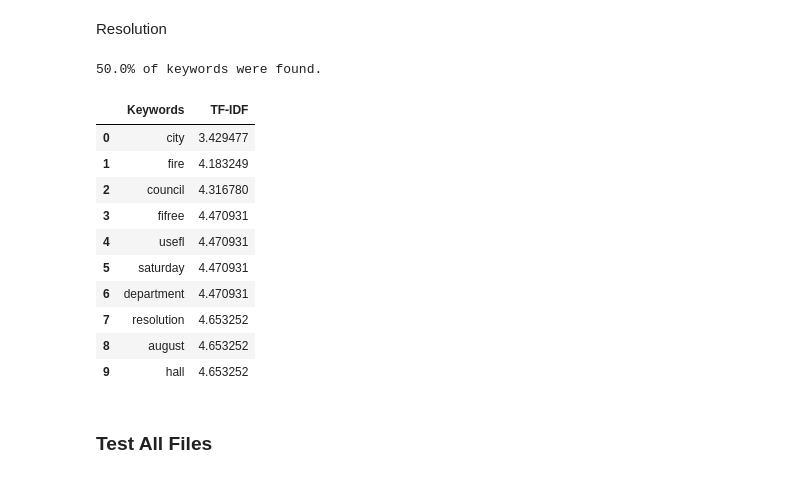
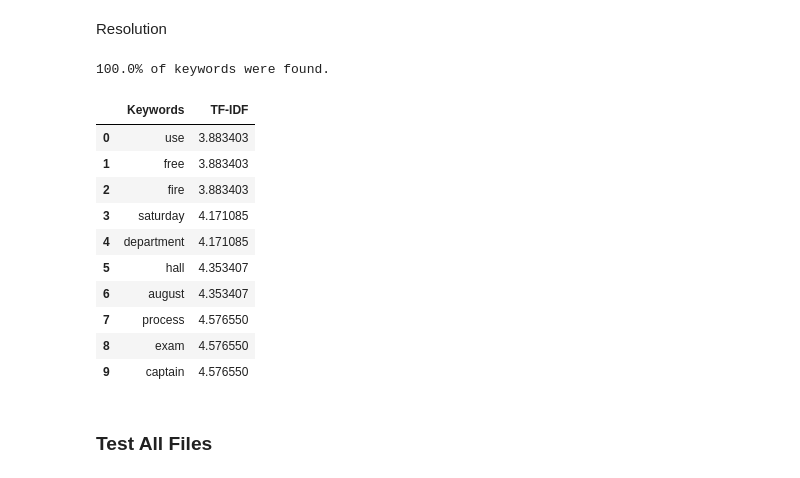
Before and after one commit to codeforsanjose/city-agenda-scraper, a Jupyter notebook: Text_analysis/KeywordExtraction_spaCy.ipynb, the cells around one changed output. Cells and saved outputs as stored; diff of their text form; code cells hidden in the pictures.

```diff
--- a/Text_analysis/KeywordExtraction_spaCy.ipynb
+++ b/Text_analysis/KeywordExtraction_spaCy.ipynb
@@ -82,6 +99,37 @@ def getText(pathToFile: str) -> str:
       text += page_text
 
     return text
+# %%
+"""
+Extract raw text from pdf using pdfplumber
+
+Problems with PyPDF2
+  - only extracted 2 of 13 pages for a file
+  - added many newline chars where they don't exist in the original
+
+Improvements with pdfplumber
+  - able to extract ALL text, including header, footer, image captions
+  - keeps general format of original pdf, just makes it all left-aligned
+  - all words extracted are as they appear in pdf
+    (significantly reduced the "fake" words)
+
+Initially found here:
+https://towardsdatascience.com/how-to-extract-text-from-pdf-245482a96de7
+"""
+def getText(pathToFile: str) -> str:
+    # Open pdf file
+    pdfFile = pdfplumber.open(pathToFile)
+
+    # Get list of all pages' objects
+    allPages = pdfFile.pages
+
+    # Extract text from each page and store into one string
+    allText = ""
+    for pageObject in allPages:
+        pageText = pageObject.extract_text()
+        allText += pageText
+
+    return allText
 # %%
 """
 Get text from pdf as a spacy doc object using spacypdfreader
@@ -105,7 +153,13 @@ Get list of stop words from spacy
 """
 def getStopWords():
   stopWords = spacy.lang.en.stop_words.STOP_WORDS
-  return stopWords
+  stopWordsList = list(stopWords) #was a set
+  stopWordsList += ['san', 'jose', 'josé', 'city', 'council',
+                    'meeting', 'resolution', 'memorandum',
+                    'event', 'file', 'document', 'agenda',
+                    'draft', 'contact', 'office', 'resource',
+                    'clerk', 'final', 'california',]
+  return stopWordsList
 # %%
 """
 Create spacy Language object to parse English text
@@ -288,27 +390,27 @@ Resolution
 # %%
 # Run test for one file
 pathBeforeFile = "/content/gdrive/My Drive/CFSJ/Resolutions/"
 filename = "Fire_Department_Exam_Free_Use_Hall.pdf"
 pathToFile = pathBeforeFile + filename
 
 # Test
-fileResult = testFilename(pathToFile=pathToFile)
+fileTestResult = testFilename(pathToFile=pathToFile)
 
 # Top 10 keywords
 getKeywords(pathToFile).head(10)
 # %% [output]
-50.0% of keywords were found.
+100.0% of keywords were found.
 |  | Keywords | TF-IDF |
-| 0 | city | 3.429477 |
-| 1 | fire | 4.183249 |
-| 2 | council | 4.316780 |
-| 3 | ﬁfree | 4.470931 |
-| 4 | useﬂ | 4.470931 |
-| 5 | saturday | 4.470931 |
-| 6 | department | 4.470931 |
-| 7 | resolution | 4.653252 |
-| 8 | august | 4.653252 |
-| 9 | hall | 4.653252 |
+| 0 | use | 3.883403 |
+| 1 | free | 3.883403 |
+| 2 | fire | 3.883403 |
+| 3 | saturday | 4.171085 |
+| 4 | department | 4.171085 |
+| 5 | hall | 4.353407 |
+| 6 | august | 4.353407 |
+| 7 | process | 4.576550 |
+| 8 | exam | 4.576550 |
+| 9 | captain | 4.576550 |
 # %% [markdown]
 ### Test All Files
 # %% [markdown]
```
Also changed, not shown: parts of 27 cells of this notebook, 1 other file.
